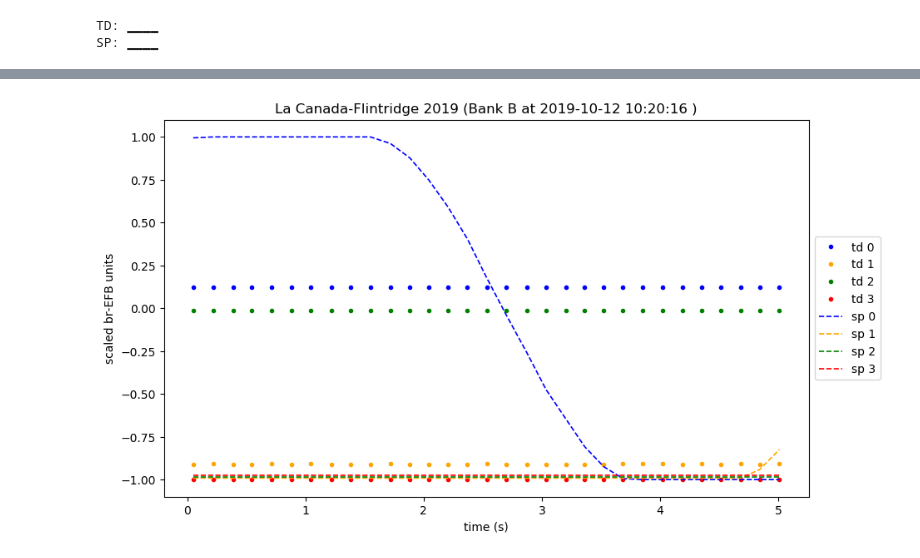
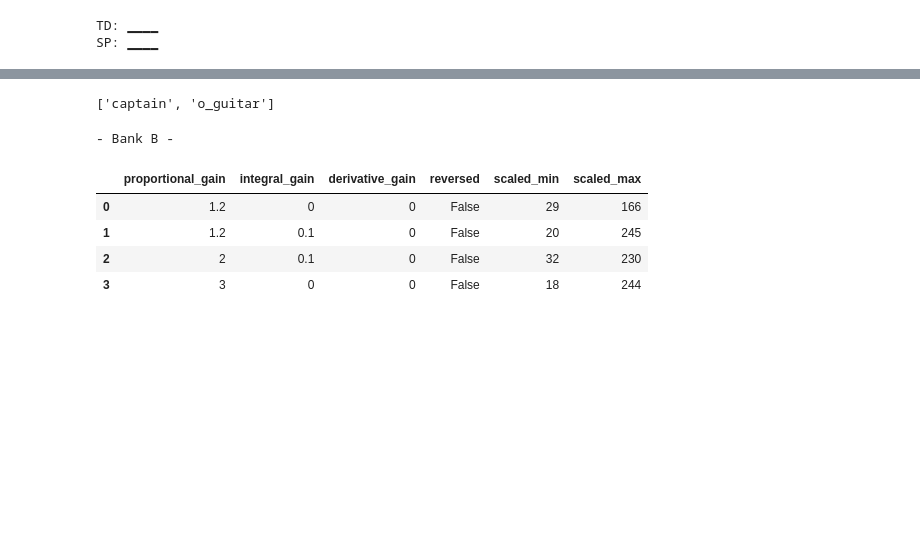
Before and after one commit to aesatchien/lcf_float, a Jupyter notebook: python/BrEFB.ipynb, the cells around one changed output, grey strips where cells are left out. Saved outputs shown, nothing was run; the diff lists cells and outputs as text; code cells hidden in the pictures; blank space fills up the shorter version.

```diff
--- a/python/BrEFB.ipynb
+++ b/python/BrEFB.ipynb
@@ -154,5 +150,6 @@ max        0.198441
 Name: t, dtype: float64
-# %%
-brefb.create_matplot(df_b,label,save=False)
-# %% [output]
-[figure, removed]
+# %%
+axes=[0,3]
+[brefb.legends['a'][index] for index in axes]
+# %% [output]
+['captain', 'o_guitar']
@@ -158,0 +161,9 @@ brefb.create_matplot(df_b,label,save=False)
+# %%
+brefb.style_df(confb,'b')
+# %% [output]
+- Bank B -
+|  | proportional_gain | integral_gain | derivative_gain | reversed | scaled_min | scaled_max |
+| 0 | 1.2 | 0 | 0 | False | 29 | 166 |
+| 1 | 1.2 | 0.1 | 0 | False | 20 | 245 |
+| 2 | 2 | 0.1 | 0 | False | 32 | 230 |
+| 3 | 3 | 0 | 0 | False | 18 | 244 |
```
Also changed, not shown: parts of 13 cells of this notebook, 7 other files.
